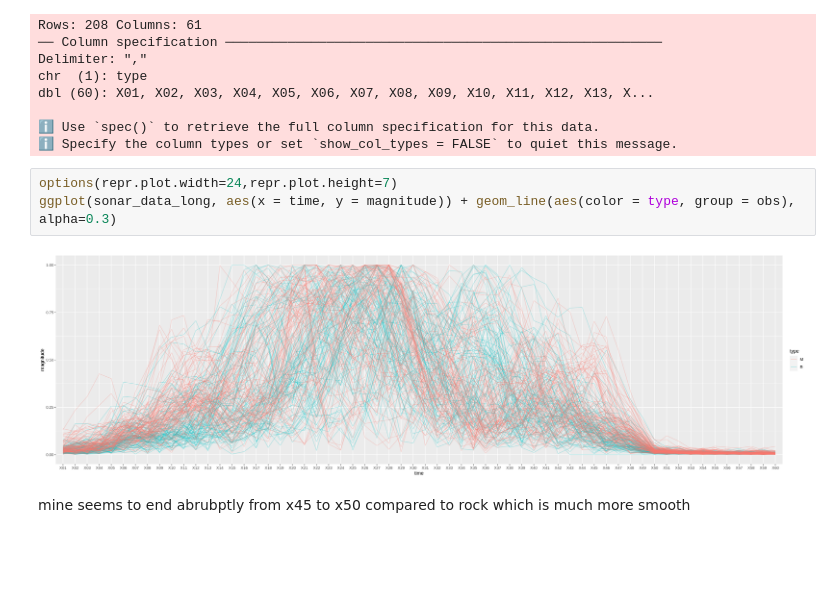
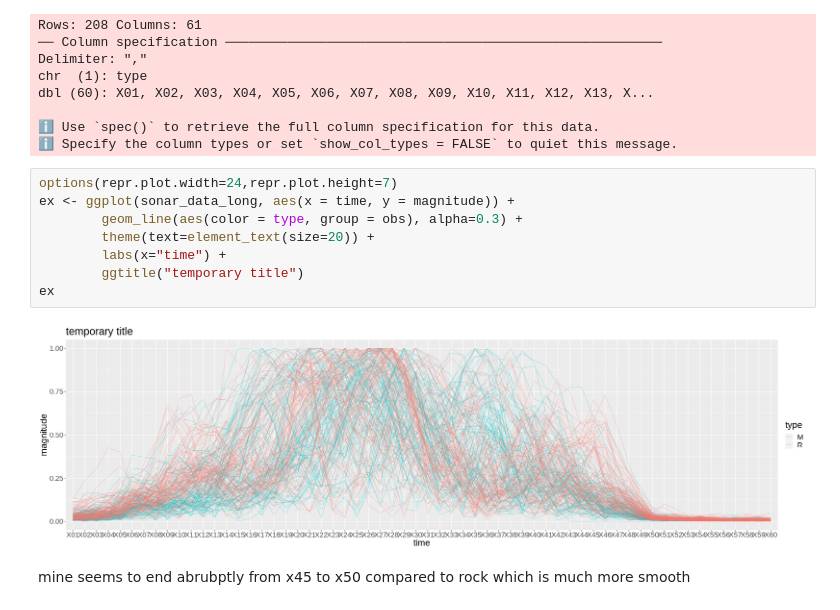
Before and after one commit to Anmol-Ghadia/dsci-100-2022w1-group-44, a Jupyter notebook: Project_report.ipynb, the cells around one changed output. Cells and saved outputs as stored; diff of their text form; blank space fills up the shorter version.

Commit message:
Only text remaining

```diff
--- a/Project_report.ipynb
+++ b/Project_report.ipynb
@@ -35,9 +45,14 @@ dbl (60): X01, X02, X03, X04, X05, X06, X07, X08, X09, X10, X11, X12, X13, X...
 ℹ Specify the column types or set `show_col_types = FALSE` to quiet this message.
 # %%
 options(repr.plot.width=24,repr.plot.height=7)
-ggplot(sonar_data_long, aes(x = time, y = magnitude)) + geom_line(aes(color = type, group = obs), alpha=0.3)
+ex <- ggplot(sonar_data_long, aes(x = time, y = magnitude)) +
+        geom_line(aes(color = type, group = obs), alpha=0.3) +
+        theme(text=element_text(size=20)) +
+        labs(x="time") +
+        ggtitle("temporary title")
+ex
 # %% [output]
-[figure, old version]
+[figure, new version]
 # %% [markdown]
 mine seems to end abrubptly from x45 to x50 compared to rock which is much more smooth
 # %%
```
Also changed, not shown: parts of 6 cells of this notebook.
